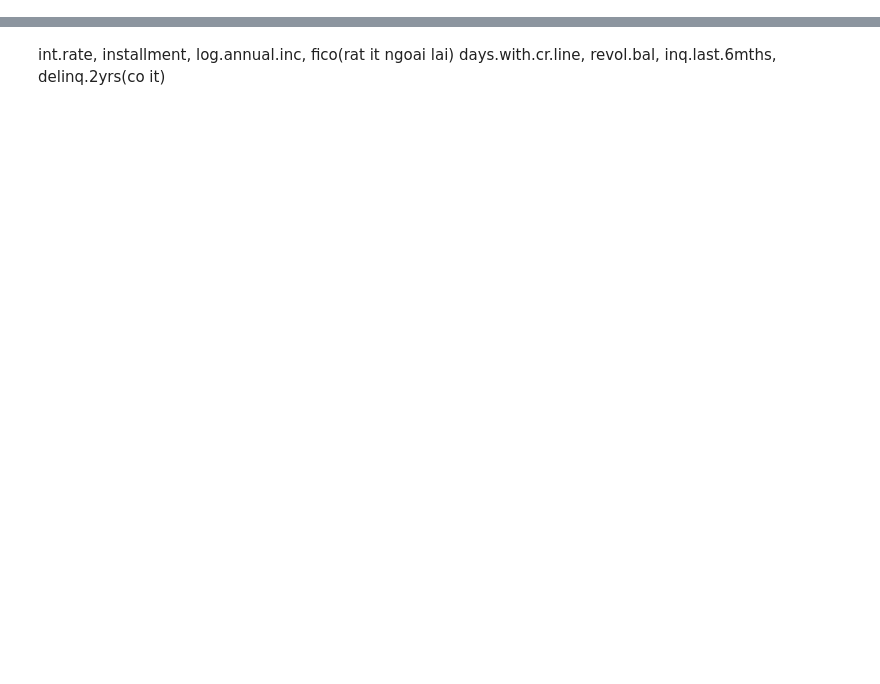
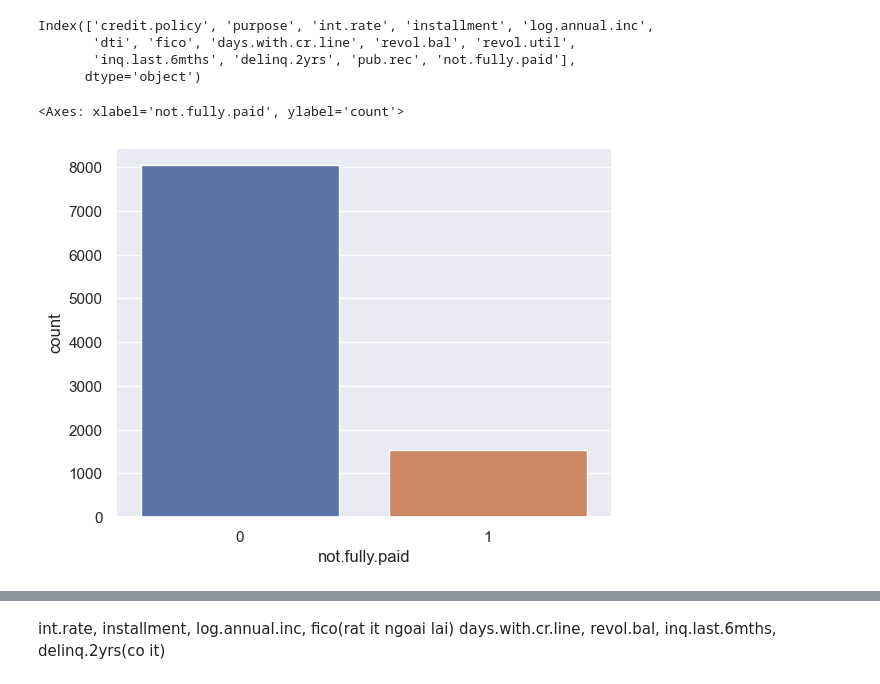
Before and after one commit to ThangQT2606/AI-ML-DL, a Jupyter notebook: loan.ipynb, the cells around one changed output, grey strips where cells are left out. Saved outputs shown, nothing was run; the diff lists cells and outputs as text; code cells hidden in the pictures; blank space fills up the shorter version.

```diff
--- a/loan.ipynb
+++ b/loan.ipynb
@@ -3,5 +3,6 @@ import numpy as np
 import pandas as pd
 import seaborn as sns
 import matplotlib.pyplot as plt
+sns.set_theme()
 # %%
 df = pd.read_csv("loan_data.csv")
@@ -108,0 +11,2 @@ Index(['credit.policy', 'purpose', 'int.rate', 'installment', 'log.annual.inc',
+# %%
+df1 = df.copy()
@@ -108,0 +272,12 @@ Index(['credit.policy', 'purpose', 'int.rate', 'installment', 'log.annual.inc',
+# %%
+df1.columns
+# %% [output]
+Index(['credit.policy', 'purpose', 'int.rate', 'installment', 'log.annual.inc',
+       'dti', 'fico', 'days.with.cr.line', 'revol.bal', 'revol.util',
+       'inq.last.6mths', 'delinq.2yrs', 'pub.rec', 'not.fully.paid'],
+      dtype='object')
+# %%
+sns.countplot(data=df1, x='not.fully.paid')
+# %% [output]
+<Axes: xlabel='not.fully.paid', ylabel='count'>
+[figure, added]
```
Also changed, not shown: parts of 82 cells of this notebook, 9 other files.
